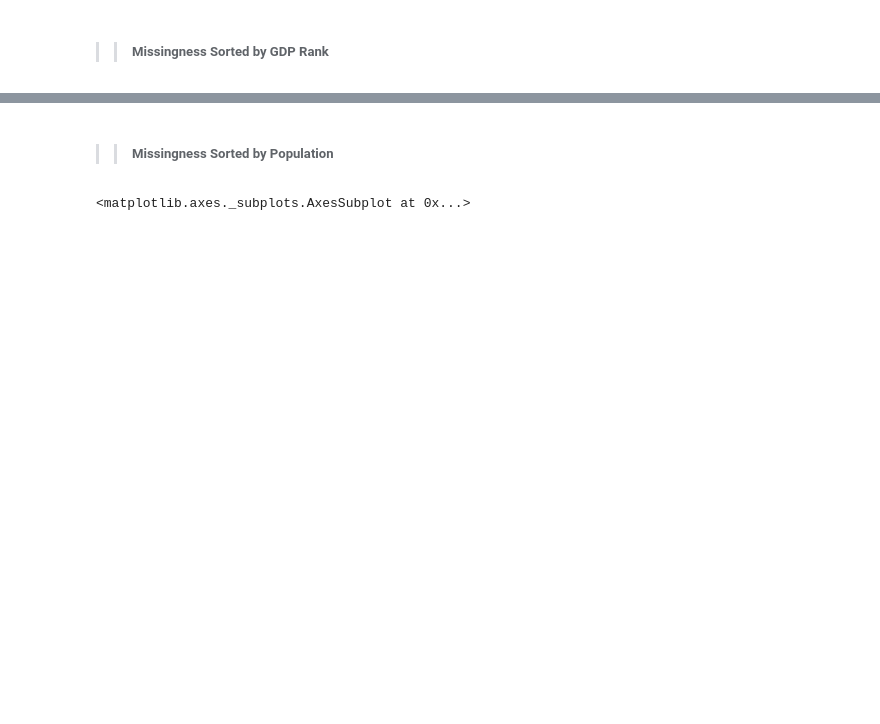
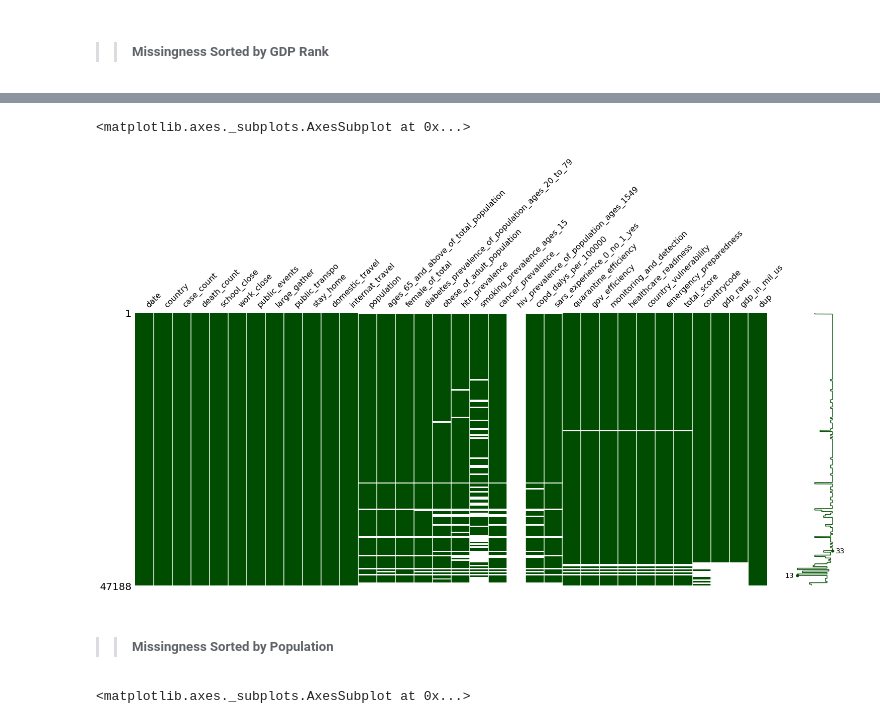
Before and after one commit to chacreton190/COVID-19, a Jupyter notebook: Code/COVID Govenment Response Analysis 9-24-20.ipynb, the cells around one changed output, grey strips where cells are left out. Cells and saved outputs as stored; diff of their text form; code cells hidden in the pictures; blank space fills up the shorter version.

```diff
--- a/Code/COVID Govenment Response Analysis 9-24-20.ipynb
+++ b/Code/COVID Govenment Response Analysis 9-24-20.ipynb
@@ -140,3 +215,9 @@ msno.matrix(df_nomiss, color=(0.0, 0.30, 0.00))
+# %%
+df_nomiss_cc = df_nomiss.loc[~df_nomiss.school_close.isnull()].copy()
+msno.matrix(df_nomiss_cc, color=(0.0, 0.30, 0.00))
+# %% [output]
+<matplotlib.axes._subplots.AxesSubplot at 0x...>
+[figure, added]
 # %% [markdown]
 >> ##### Missingness Sorted by Population
 # %%
```
Also changed, not shown: parts of 28 cells of this notebook, 26 other files.
